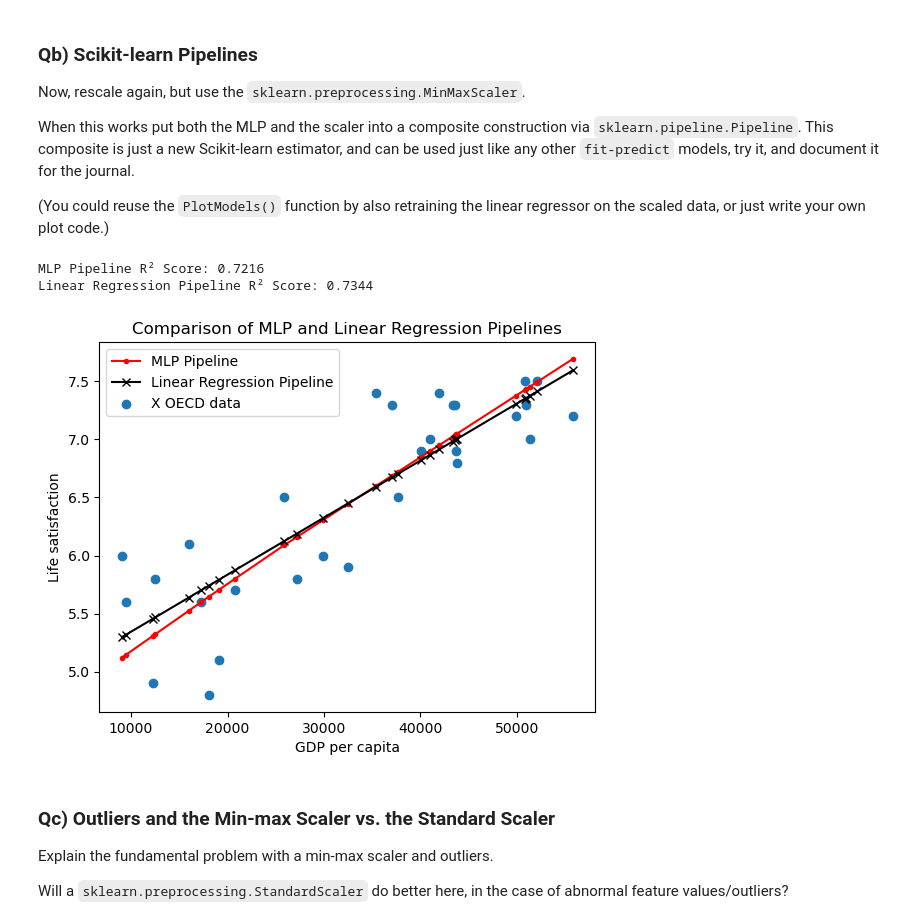
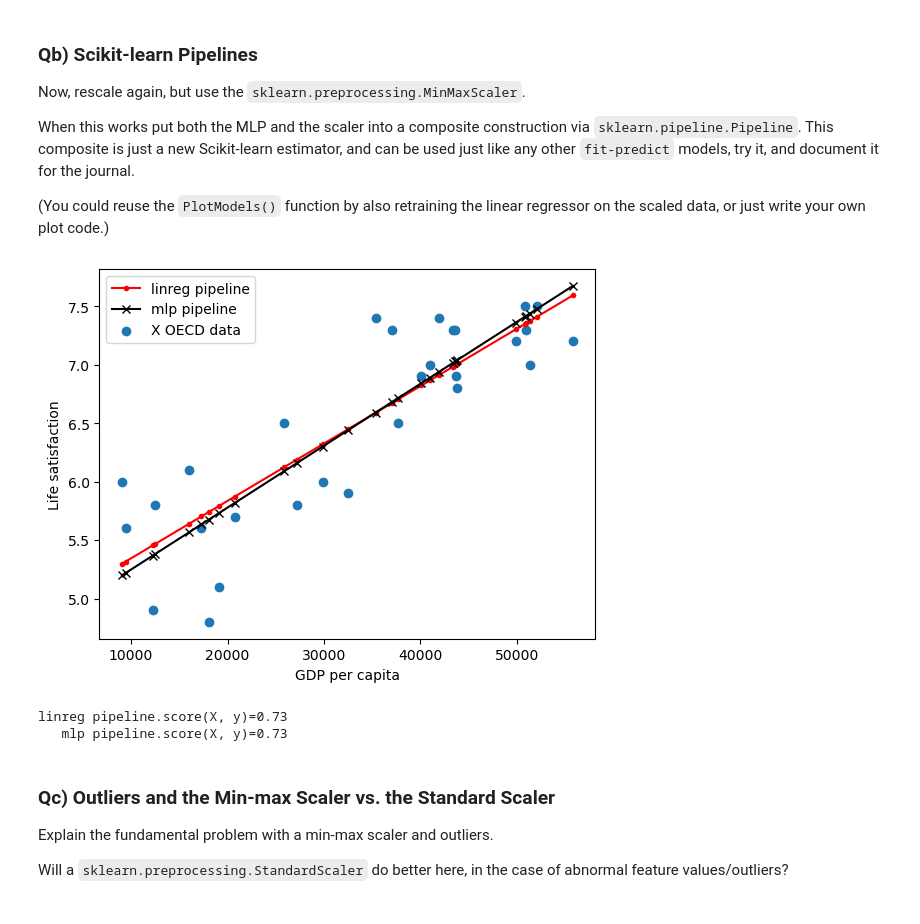
Before and after one commit to OliverEC04/MAL-G10, a Jupyter notebook: L4/pipelines.ipynb, the cells around one changed output. Cells and saved outputs as stored; diff of their text form; code cells hidden in the pictures.

Commit message:
lavede pipeline opgave

```diff
--- a/L4/pipelines.ipynb
+++ b/L4/pipelines.ipynb
@@ -165,52 +162,31 @@ When this works put both the MLP and the scaler into a composite construction vi
 # %%
 from sklearn.pipeline import Pipeline
 from sklearn.preprocessing import MinMaxScaler
 from sklearn.linear_model import LinearRegression
 from sklearn.neural_network import MLPRegressor
 from sklearn.metrics import r2_score
 import matplotlib.pyplot as plt
 
-# Step 1: Define the pipeline
+#pipelinen
 mlp_pipeline = Pipeline([
     ('scaler', MinMaxScaler(feature_range=(0,1))),
-    ('mlp', MLPRegressor(hidden_layer_sizes=(10,), solver='adam', activation='relu',
-                         tol=1E-5, max_iter=100000, verbose=False))
+    ('mlp', MLPRegressor(hidden_layer_sizes=(10,), solver='adam', activation='relu', tol=1E-5, max_iter=100000, verbose=False))
 ])
 
-# Step 2: Train the MLP pipeline
 mlp_pipeline.fit(X, y)
 
-# Step 3: Train a linear regressor with scaling for comparison
+# træn pipeline med lineær for sammenligning (og for PlotModels)
 linreg_pipeline = Pipeline([
     ('scaler', MinMaxScaler(feature_range=(0,1))),
     ('linreg', LinearRegression())
 ])
 linreg_pipeline.fit(X, y)
 
-# Step 4: Make predictions
-y_pred_mlp = mlp_pipeline.predict(X)
-y_pred_linreg = linreg_pipeline.predict(X)
-
-# Step 5: Calculate R² scores
-r2_mlp = r2_score(y, y_pred_mlp)
-r2_linreg = r2_score(y, y_pred_linreg)
-
-print(f"MLP Pipeline R² Score: {r2_mlp:.4f}")
-print(f"Linear Regression Pipeline R² Score: {r2_linreg:.4f}")
-
-# Step 6: Plot the models
-plt.plot(X, y_pred_mlp, "r.-", label="MLP Pipeline")
-plt.plot(X, y_pred_linreg, "kx-", label="Linear Regression Pipeline")
-plt.scatter(X, y, label="X OECD data")
-plt.xlabel("GDP per capita")
-plt.ylabel("Life satisfaction")
-plt.legend()
-plt.title("Comparison of MLP and Linear Regression Pipelines")
-plt.show()
+PlotModels(linreg_pipeline, mlp_pipeline, X, y, "linreg pipeline", "mlp pipeline")
 # %% [output]
+[figure, new version]
-MLP Pipeline R² Score: 0.7216
-Linear Regression Pipeline R² Score: 0.7344
+linreg pipeline.score(X, y)=0.73
+   mlp pipeline.score(X, y)=0.73
-[figure, old version]
 # %% [markdown]
 ### Qc) Outliers and the Min-max Scaler vs. the Standard Scaler
 
```
Also changed, not shown: parts of 6 cells of this notebook.
